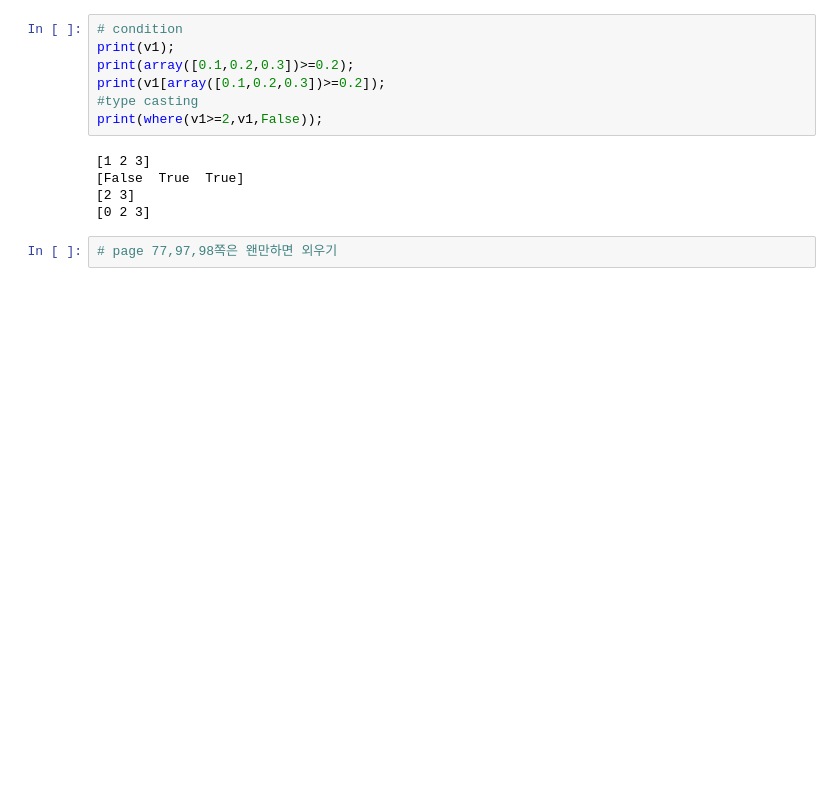
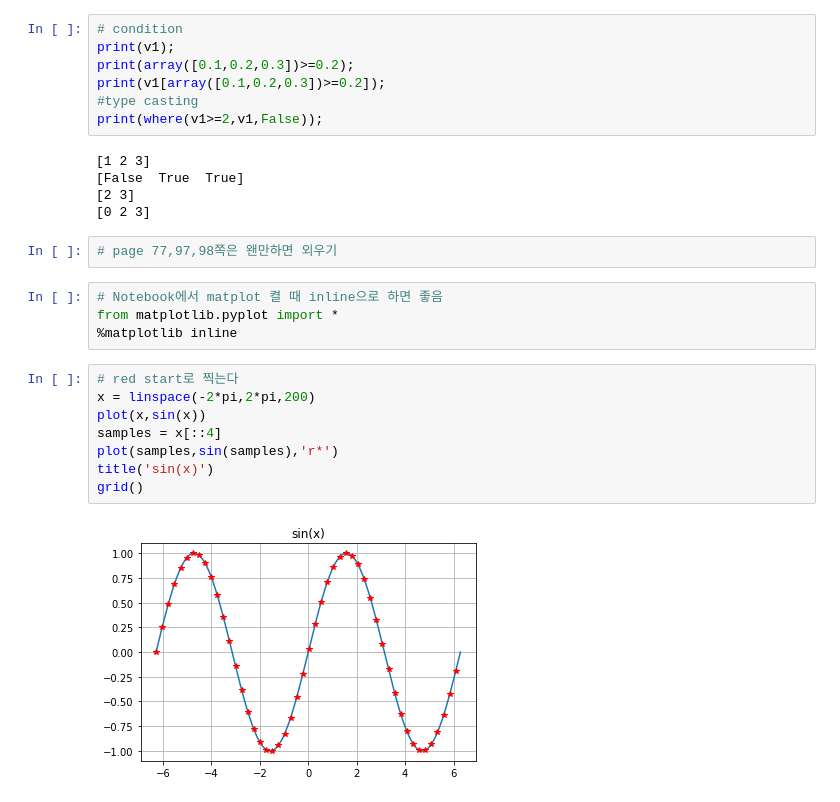
Before and after one commit to ghk829/kaggle, a Jupyter notebook: study/notebook/1_15/1_15.ipynb, the cells around one changed output. Drawn from its saved outputs; the diff is of its cells as text; blank space fills up the shorter version.

```diff
--- a/study/notebook/1_15/1_15.ipynb
+++ b/study/notebook/1_15/1_15.ipynb
@@ -122,3 +111,17 @@ print(where(v1>=2,v1,False));
 [0 2 3]
 # %%
 # page 77,97,98쪽은 왠만하면 외우기
+# %%
+# Notebook에서 matplot 켤 때 inline으로 하면 좋음
+from matplotlib.pyplot import *
+%matplotlib inline
+# %%
+# red start로 찍는다
+x = linspace(-2*pi,2*pi,200)
+plot(x,sin(x))
+samples = x[::4]
+plot(samples,sin(samples),'r*')
+title('sin(x)')
+grid()
+# %% [output]
+[figure, added]
```
Also changed, not shown: parts of 10 cells of this notebook, 6 other files.
